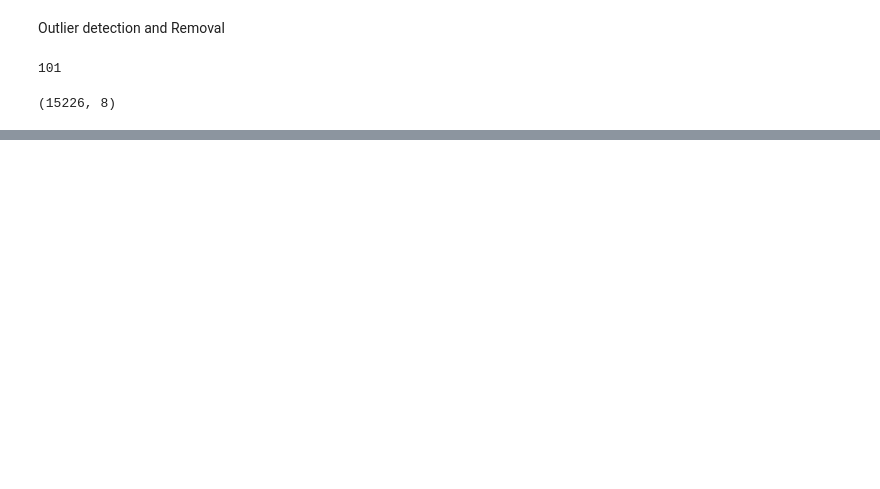
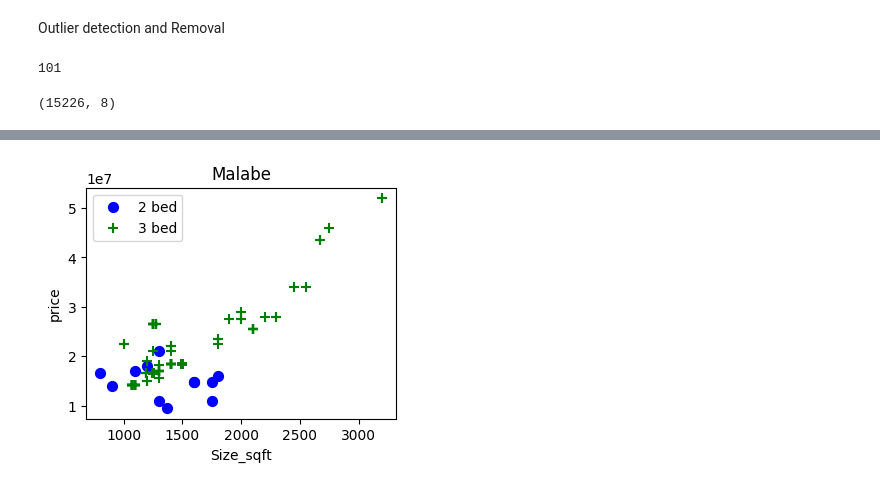
Before and after one commit to Adeeshasanka/Home_price_predictor_SL, a Jupyter notebook: model/home_prices.ipynb, the cells around one changed output, grey strips where cells are left out. Drawn from its saved outputs; the diff is of its cells as text; code cells hidden in the pictures; blank space fills up the shorter version.

```diff
--- a/model/home_prices.ipynb
+++ b/model/home_prices.ipynb
@@ -300,0 +371,4 @@ NameError: name 'df7' is not defined
+# %%
+plot_chart_2vs3_bed(df9, 'Malabe')
+# %% [output]
+[figure, added]
```
Also changed, not shown: parts of 38 cells of this notebook.
